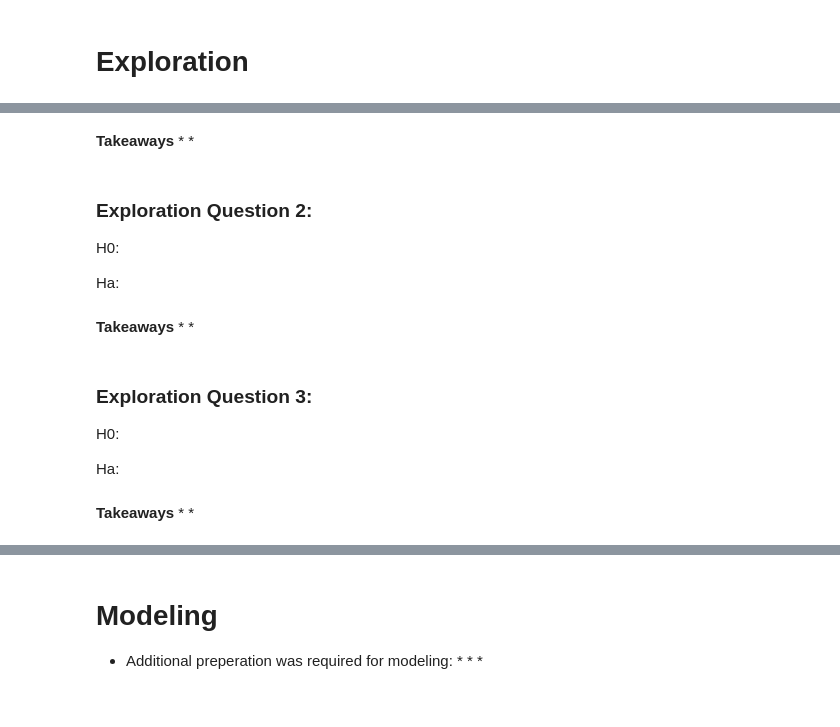
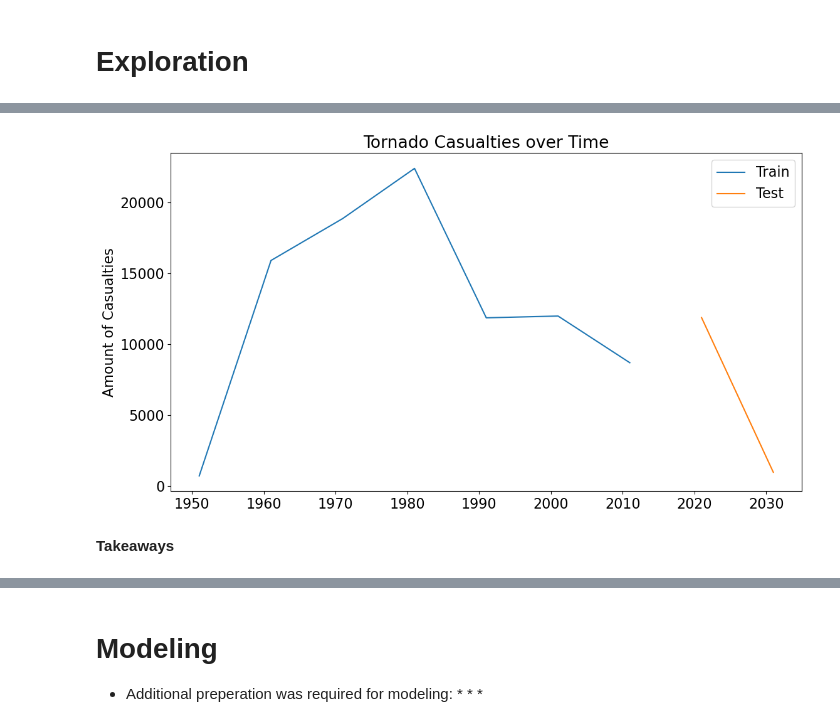
Before and after one commit to skylerschnee/twister-predictor, a Jupyter notebook: final_notebook.ipynb, the cells around one changed output, grey strips where cells are left out. Cells and saved outputs as stored; diff of their text form; code cells hidden in the pictures.

```diff
--- a/final_notebook.ipynb
+++ b/final_notebook.ipynb
@@ -97,2 +120,3 @@ df_by_year.head()
 # %%
-train_by_year, test_by_year = w.split_data(df, train_size=0.8)
+df_by_decade = w.get_df_by_decade(df)
+train_by_decade, test_by_decade = w.split_data(df_by_decade, train_size=0.8)
@@ -115,27 +123,11 @@ Ha:
+# %%
+plt.plot(train_by_decade.index, train_by_decade.casualties)
+plt.plot(test_by_decade.index, test_by_decade.casualties)
+plt.title('Tornado Casualties over Time')
+plt.ylabel('Amount of Casualties')
+plt.legend(['Train','Test'])
+plt.show()
+# %% [output]
+[figure, added]
 # %% [markdown]
 **Takeaways**
-*
-*
-# %% [markdown]
-### Exploration Question 2:
-
-
-H0:
-
-Ha:
-# %% [markdown]
-**Takeaways**
-*
-*
-# %% [markdown]
-### Exploration Question 3:
-
-
-
-H0:
-
-Ha:
-# %% [markdown]
-**Takeaways**
-*
-*
```
Also changed, not shown: parts of 12 cells of this notebook, 3 other files.
